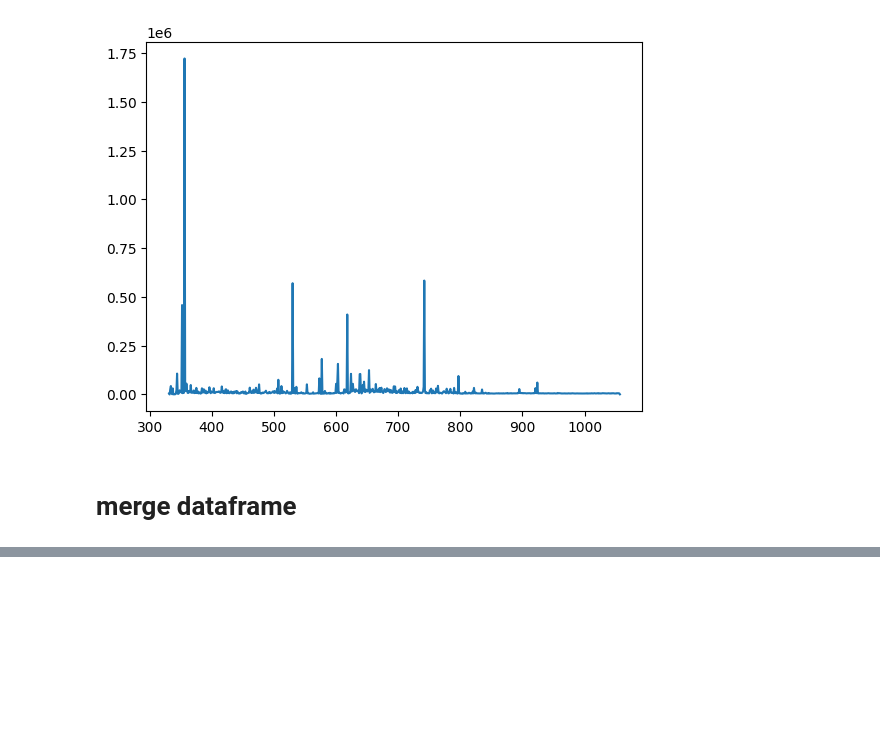
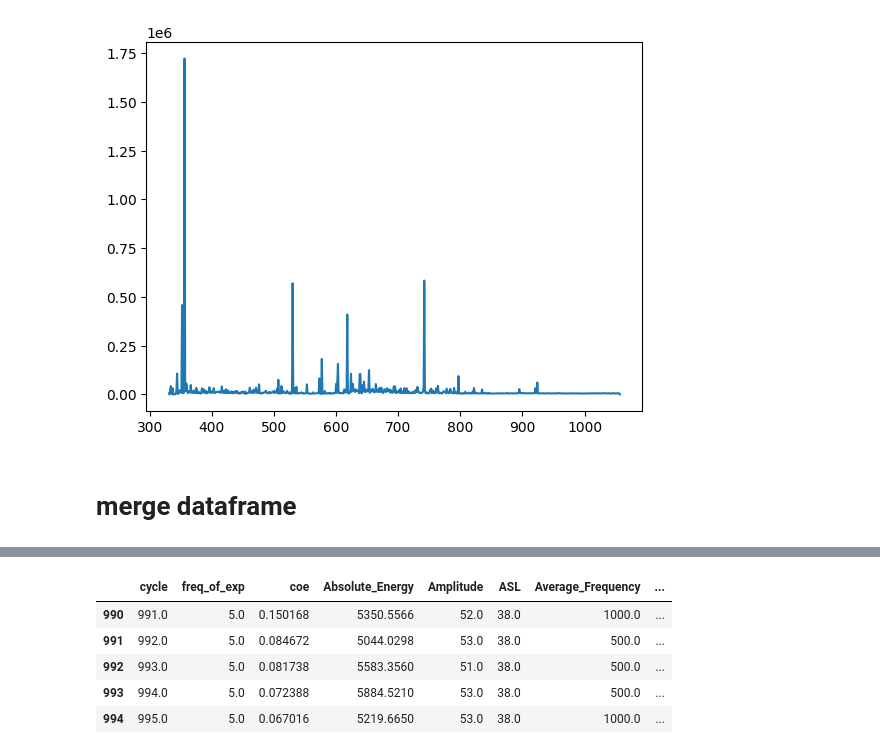
Before and after one commit to buy0range/code_internship, a Jupyter notebook: preprocess.ipynb, the cells around one changed output, grey strips where cells are left out. Saved outputs shown, nothing was run; the diff lists cells and outputs as text; code cells hidden in the pictures; blank space fills up the shorter version.

```diff
--- a/preprocess.ipynb
+++ b/preprocess.ipynb
@@ -212,0 +213,10 @@ df_prepared.tail()
+# %%
+df_prepared = df_prepared.dropna(subset = ['coe'])
+df_prepared.tail()
+# %% [output]
+|  | cycle | freq_of_exp | coe | Absolute_Energy | Amplitude | ASL | Average_Frequency | ... |
+| 990 | 991.0 | 5.0 | 0.150168 | 5350.5566 | 52.0 | 38.0 | 1000.0 | ... |
+| 991 | 992.0 | 5.0 | 0.084672 | 5044.0298 | 53.0 | 38.0 | 500.0 | ... |
+| 992 | 993.0 | 5.0 | 0.081738 | 5583.3560 | 51.0 | 38.0 | 500.0 | ... |
+| 993 | 994.0 | 5.0 | 0.072388 | 5884.5210 | 53.0 | 38.0 | 500.0 | ... |
+| 994 | 995.0 | 5.0 | 0.067016 | 5219.6650 | 53.0 | 38.0 | 1000.0 | ... |
```
Also changed, not shown: parts of 4 cells of this notebook.
